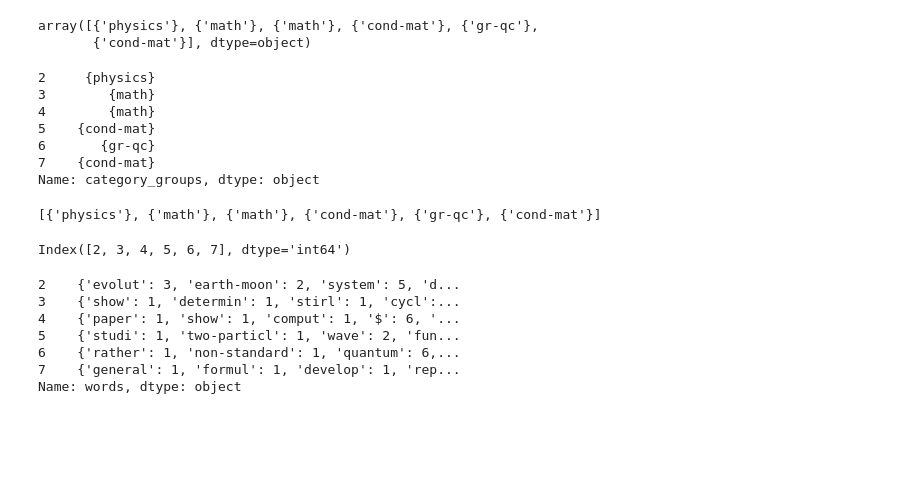
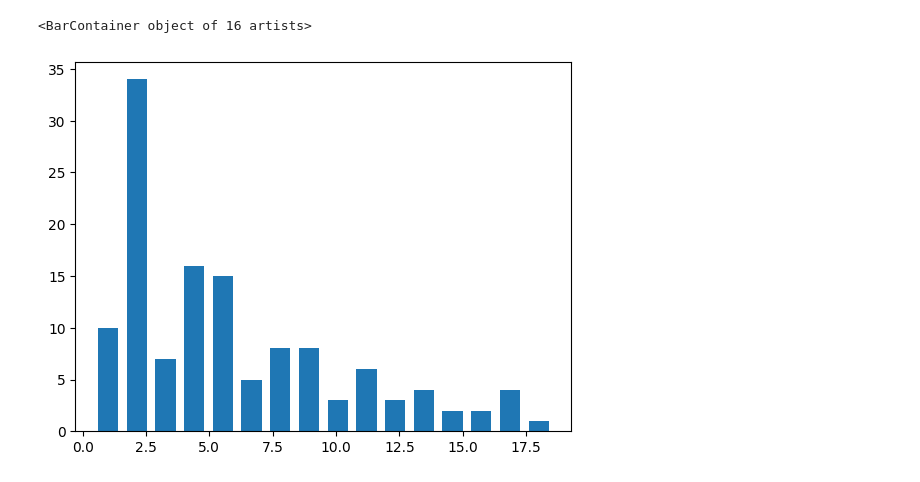
Before and after one commit to diamenciarz/NLP_Project, a Jupyter notebook: ReadJSON.ipynb, the cells around one changed output. Cells and saved outputs as stored; diff of their text form; code cells hidden in the pictures; blank space fills up the shorter version.

```diff
--- a/ReadJSON.ipynb
+++ b/ReadJSON.ipynb
@@ -22 +35,16 @@ unique_categories = []
+# %%
+def map_categories_to_indexes(categories):
+    unique_categories = []
+    all_indexes = []
+    for i in categories:
+        document_indexes = []
+        for category in i:
+            if category not in unique_categories:
+                unique_categories.append(category)
+                document_indexes.append(len(unique_categories)-1)
+            else:
+                if unique_categories.index(category) not in document_indexes:
+                    document_indexes.append(unique_categories.index(category))
+        all_indexes.append(document_indexes)
+    return all_indexes, unique_categories
 # %%
@@ -25,0 +55,7 @@ unique_categories = []
+# %%
+from sklearn.preprocessing import MultiLabelBinarizer
+import scipy.sparse as sp
+mlb = MultiLabelBinarizer()
+
+# y = sp.csr_array(mlb.fit_transform(all_indexes))
+y = mlb.fit_transform(all_indexes)
@@ -26,3 +95,9 @@ unique_categories = []
+# %%
+label_counts = y.sum(axis=0)
+plt.bar(np.linspace(1,18,len(label_counts)), label_counts)
+# %% [output]
+<BarContainer object of 16 artists>
+[figure, added]
 # %%
 from sklearn.feature_extraction.text import CountVectorizer
 from scipy.sparse import hstack
@@ -36,38 +111,3 @@ count_vect.fit(processed_documents['abstract'].values)
 
 #the transformation converts the text to bag-of-words
 X = count_vect.transform(processed_documents['abstract'].values)  #these are sparse BOW matrices for Q1
-
-#extract the target
-y = processed_documents['category_groups'].values
-display(y)
-# %% [output]
-array([{'physics'}, {'math'}, {'math'}, {'cond-mat'}, {'gr-qc'},
-       {'cond-mat'}], dtype=object)
-# %%
-processed_documents["category_groups"]
-# %% [output]
-2     {physics}
-3        {math}
-4        {math}
-5    {cond-mat}
-6       {gr-qc}
-7    {cond-mat}
-Name: category_groups, dtype: object
-# %%
-list(processed_documents["category_groups"])
-# %% [output]
-[{'physics'}, {'math'}, {'math'}, {'cond-mat'}, {'gr-qc'}, {'cond-mat'}]
-# %%
-processed_documents["category_groups"].index.unique()
-# %% [output]
-Index([2, 3, 4, 5, 6, 7], dtype='int64')
-# %%
-processed_documents["words"]
-# %% [output]
-2    {'evolut': 3, 'earth-moon': 2, 'system': 5, 'd...
-3    {'show': 1, 'determin': 1, 'stirl': 1, 'cycl':...
-4    {'paper': 1, 'show': 1, 'comput': 1, '$': 6, '...
-5    {'studi': 1, 'two-particl': 1, 'wave': 2, 'fun...
-6    {'rather': 1, 'non-standard': 1, 'quantum': 6,...
-7    {'general': 1, 'formul': 1, 'develop': 1, 'rep...
-Name: words, dtype: object
```
Also changed, not shown: parts of 24 cells of this notebook, 1 other file.
